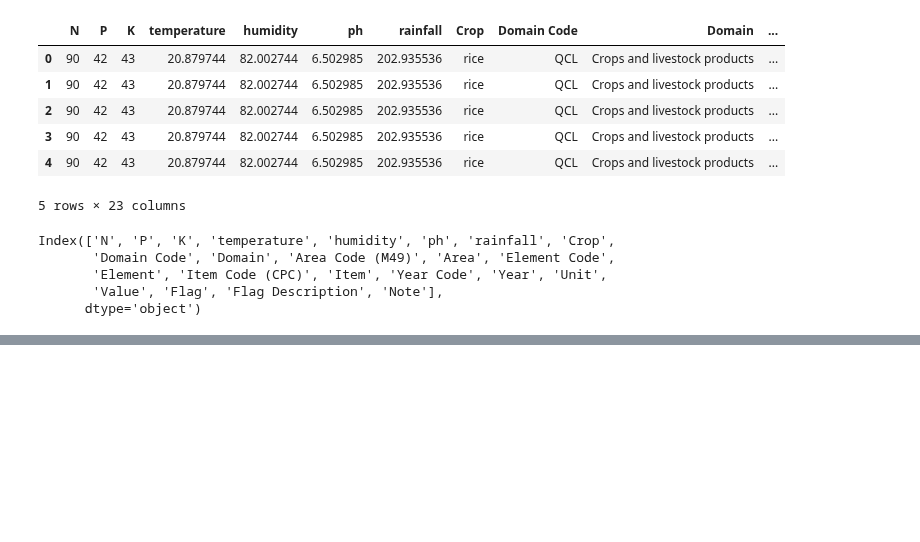
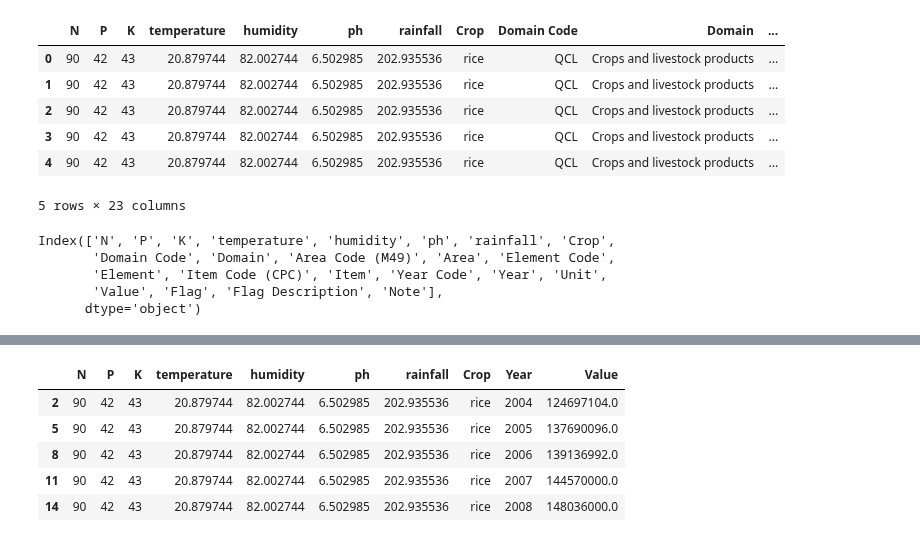
Before and after one commit to springboardmentor2468a-lab/AgriYield, a Jupyter notebook: KARTHICK_RAJA_S/notebook.ipynb, the cells around one changed output, grey strips where cells are left out. Cells and saved outputs as stored; diff of their text form; code cells hidden in the pictures; blank space fills up the shorter version.

```diff
--- a/KARTHICK_RAJA_S/notebook.ipynb
+++ b/KARTHICK_RAJA_S/notebook.ipynb
@@ -672,0 +669,12 @@ df3.to_csv("final.csv", index=False)
+# %%
+df4=df4.drop(columns=['Domain Code', 'Domain', 'Area Code (M49)', 'Area', 'Element Code',
+       'Element', 'Item Code (CPC)', 'Item', 'Year Code','Unit', 'Flag', 'Flag Description', 'Note'])
+# %%
+df4.head()
+# %% [output]
+|  | N | P | K | temperature | humidity | ph | rainfall | Crop | Year | Value |
+| 2 | 90 | 42 | 43 | 20.879744 | 82.002744 | 6.502985 | 202.935536 | rice | 2004 | 124697104.0 |
+| 5 | 90 | 42 | 43 | 20.879744 | 82.002744 | 6.502985 | 202.935536 | rice | 2005 | 137690096.0 |
+| 8 | 90 | 42 | 43 | 20.879744 | 82.002744 | 6.502985 | 202.935536 | rice | 2006 | 139136992.0 |
+| 11 | 90 | 42 | 43 | 20.879744 | 82.002744 | 6.502985 | 202.935536 | rice | 2007 | 144570000.0 |
+| 14 | 90 | 42 | 43 | 20.879744 | 82.002744 | 6.502985 | 202.935536 | rice | 2008 | 148036000.0 |
```
Also changed, not shown: parts of 21 cells of this notebook, 1 other file.
